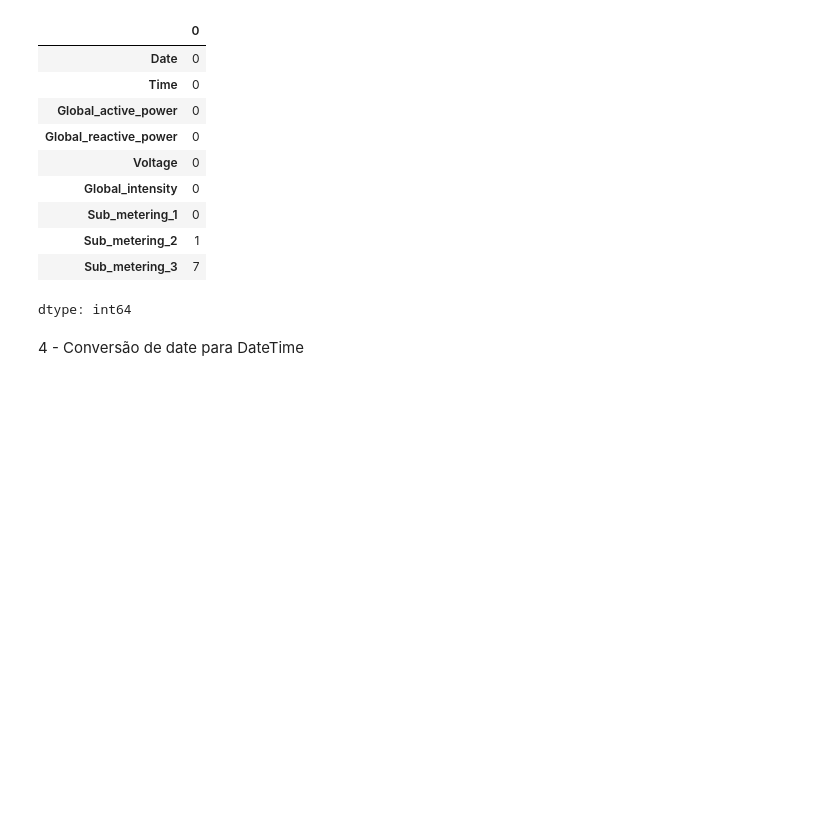
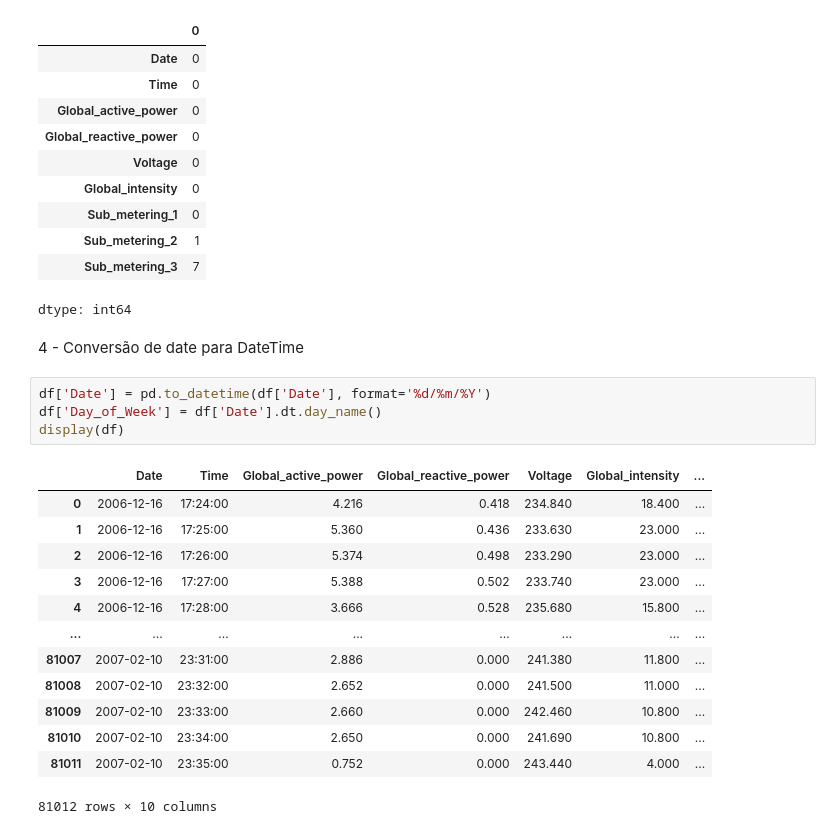
Before and after one commit to NathanMagno/energy-consumers-data, a Jupyter notebook: cp04.ipynb, the cells around one changed output. Cells and saved outputs as stored; diff of their text form; blank space fills up the shorter version.

```diff
--- a/cp04.ipynb
+++ b/cp04.ipynb
@@ -43,3 +43,21 @@ df.isna().sum()
 dtype: int64
 # %% [markdown]
 4 - Conversão de date para DateTime
+# %%
+df['Date'] = pd.to_datetime(df['Date'], format='%d/%m/%Y')
+df['Day_of_Week'] = df['Date'].dt.day_name()
+display(df)
+# %% [output]
+|  | Date | Time | Global_active_power | Global_reactive_power | Voltage | Global_intensity | ... |
+| 0 | 2006-12-16 | 17:24:00 | 4.216 | 0.418 | 234.840 | 18.400 | ... |
+| 1 | 2006-12-16 | 17:25:00 | 5.360 | 0.436 | 233.630 | 23.000 | ... |
+| 2 | 2006-12-16 | 17:26:00 | 5.374 | 0.498 | 233.290 | 23.000 | ... |
+| 3 | 2006-12-16 | 17:27:00 | 5.388 | 0.502 | 233.740 | 23.000 | ... |
+| 4 | 2006-12-16 | 17:28:00 | 3.666 | 0.528 | 235.680 | 15.800 | ... |
+| ... | ... | ... | ... | ... | ... | ... | ... |
+| 81007 | 2007-02-10 | 23:31:00 | 2.886 | 0.000 | 241.380 | 11.800 | ... |
+| 81008 | 2007-02-10 | 23:32:00 | 2.652 | 0.000 | 241.500 | 11.000 | ... |
+| 81009 | 2007-02-10 | 23:33:00 | 2.660 | 0.000 | 242.460 | 10.800 | ... |
+| 81010 | 2007-02-10 | 23:34:00 | 2.650 | 0.000 | 241.690 | 10.800 | ... |
+| 81011 | 2007-02-10 | 23:35:00 | 0.752 | 0.000 | 243.440 | 4.000 | ... |
+81012 rows × 10 columns
```
